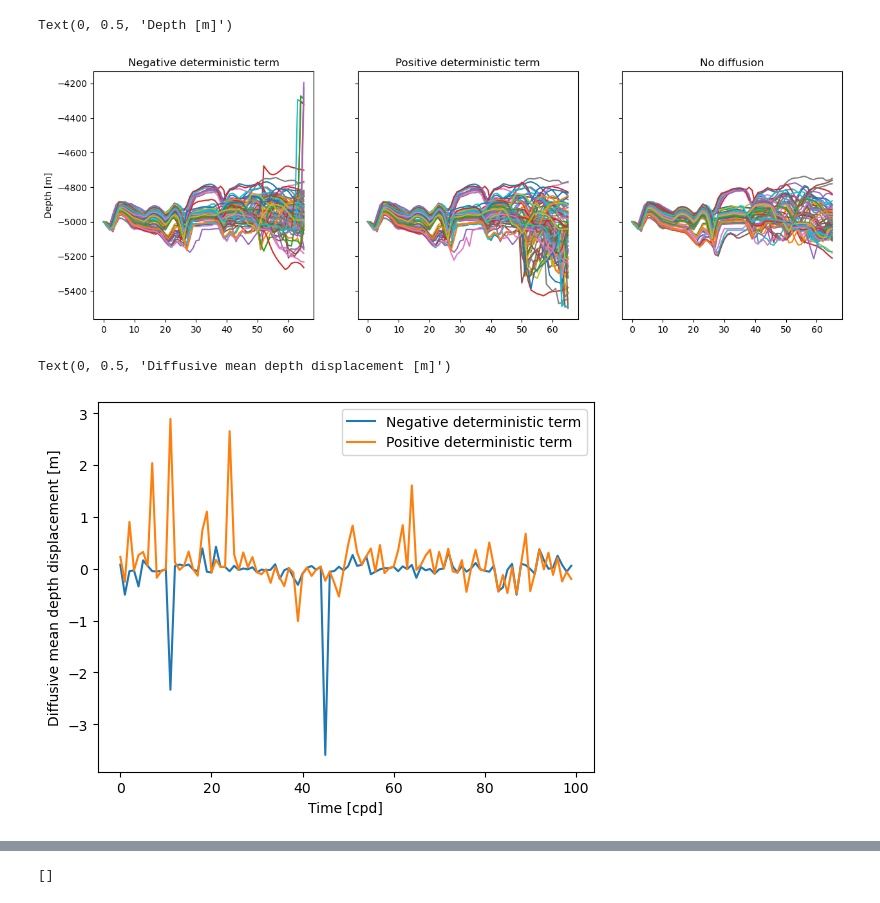
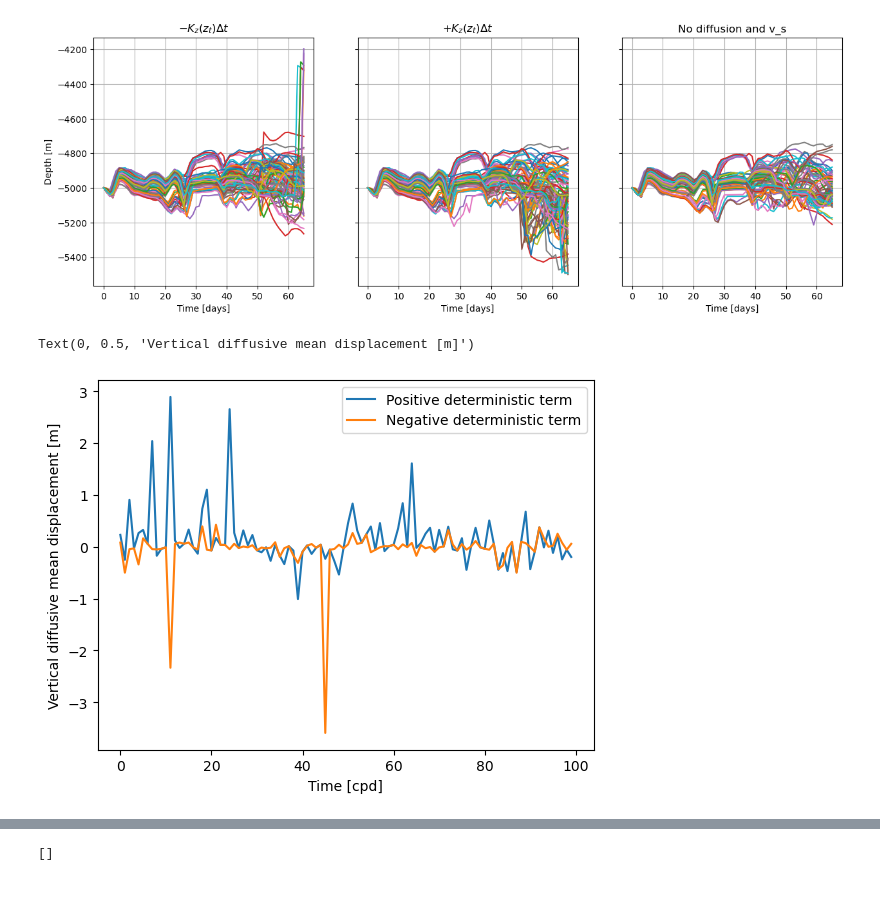
Before and after one commit to OceanParcels/Backtracking_Abyssal_Nanoplastics, a Jupyter notebook: notebooks/Sing_diff_deterministic_term.ipynb, the cells around one changed output, grey strips where cells are left out. Drawn from its saved outputs; the diff is of its cells as text; code cells hidden in the pictures.

```diff
--- a/notebooks/Sing_diff_deterministic_term.ipynb
+++ b/notebooks/Sing_diff_deterministic_term.ipynb
@@ -15,26 +15,32 @@ nodiff = nodiif.compute()
 # %%
 # make a plot with three subplots in one figure with shared yaxis
 fig, axes = plt.subplots(ncols=3, nrows=1, sharey=True, figsize=(15, 5))
 
 for i in range(100):
     axes[0].plot(-neg['z'][i,:])
     axes[1].plot(-pos['z'][i,:])
     axes[2].plot(-nodiff['z'][i,:])
 
-axes[0].set_title('Negative deterministic term')
-axes[1].set_title('Positive deterministic term')
-axes[2].set_title('No diffusion')
+axes[0].set_title(r'$-K_z(z_t) \Delta t$')
+axes[1].set_title(r'$+K_z(z_t) \Delta t$')
+axes[2].set_title('No diffusion and v_s')
 
 axes[0].set_ylabel('Depth [m]')
+axes[0].set_xlabel('Time [days]')
+axes[1].set_xlabel('Time [days]')
+axes[2].set_xlabel('Time [days]')
+
+axes[0].grid()
+axes[1].grid()
+axes[2].grid()
 # %% [output]
-Text(0, 0.5, 'Depth [m]')
-[figure, old version]
+[figure, new version]
 # %%
+pos['z_kz'].mean(dim='obs').plot(label='Positive deterministic term')
 neg['z_kz'].mean(dim='obs').plot(label='Negative deterministic term')
-pos['z_kz'].mean(dim='obs').plot(label='Positive deterministic term')
 plt.legend()
 plt.xlabel('Time [cpd]')
-plt.ylabel('Diffusive mean depth displacement [m]')
+plt.ylabel('Vertical diffusive mean displacement [m]')
 # %% [output]
-Text(0, 0.5, 'Diffusive mean depth displacement [m]')
+Text(0, 0.5, 'Vertical diffusive mean displacement [m]')
-[figure, old version]
+[figure, new version]
```
Also changed, not shown: parts of 18 cells of this notebook, 4 other files.
